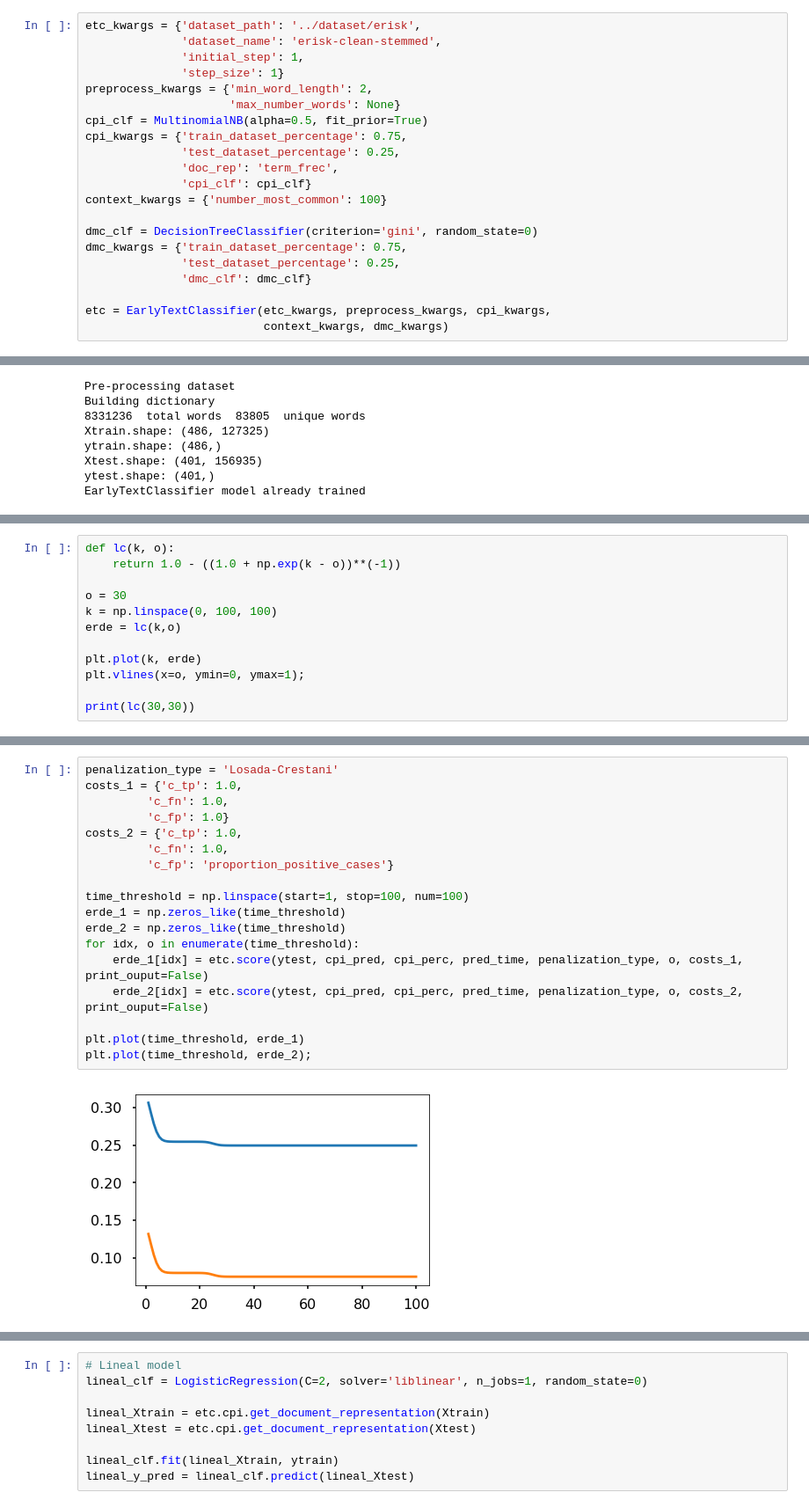
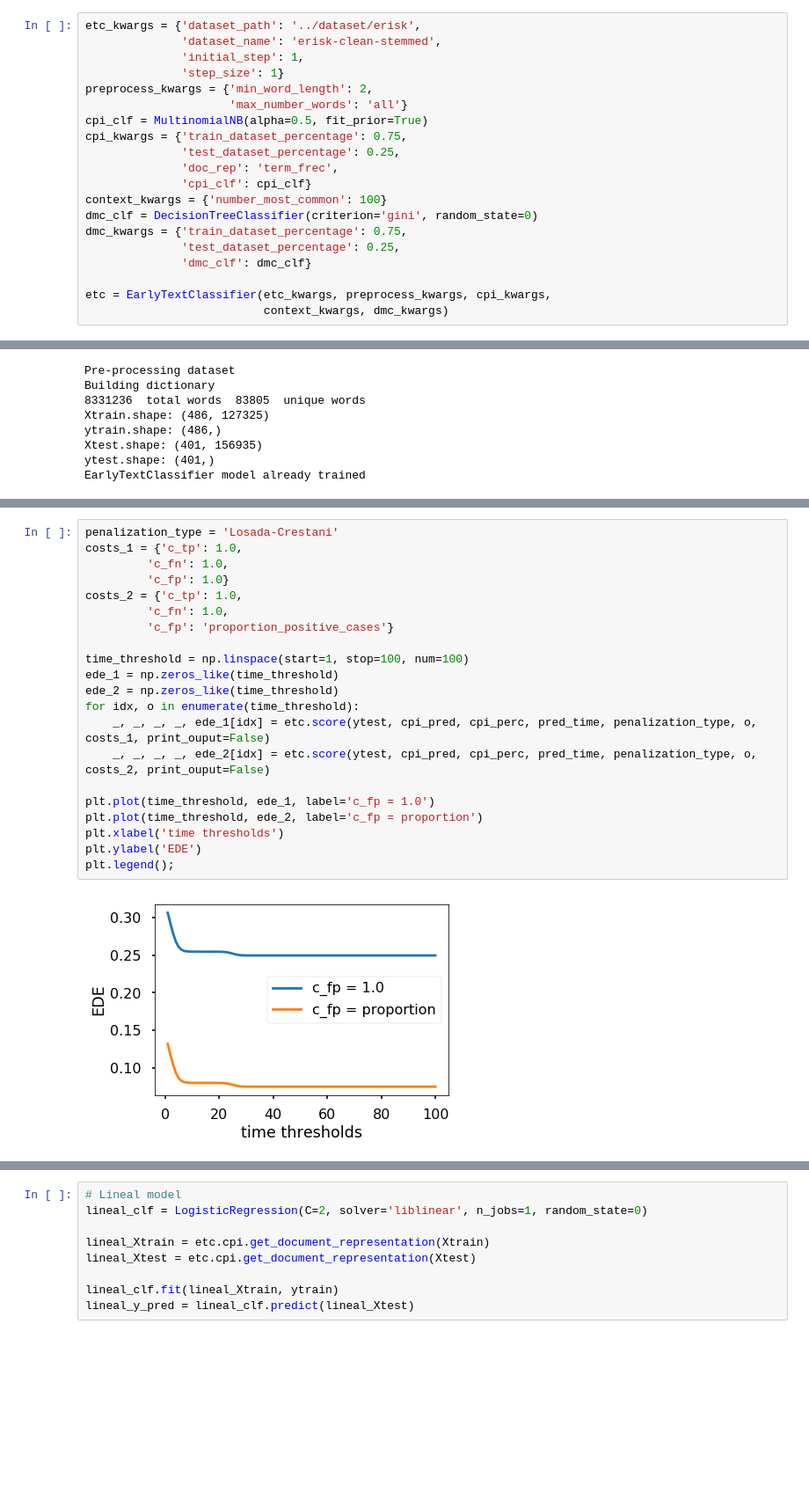
Before and after one commit to jmloyola/early-classification, a Jupyter notebook: notebooks/erisk.ipynb, the cells around one changed output, grey strips where cells are left out. Shown: that part at 88% size. Saved outputs shown, nothing was run; the diff lists cells and outputs as text; blank space fills up the shorter version.

```diff
--- a/notebooks/erisk.ipynb
+++ b/notebooks/erisk.ipynb
@@ -24,14 +25,13 @@ etc_kwargs = {'dataset_path': '../dataset/erisk',
               'initial_step': 1,
               'step_size': 1}
 preprocess_kwargs = {'min_word_length': 2,
-                     'max_number_words': None}
+                     'max_number_words': 'all'}
 cpi_clf = MultinomialNB(alpha=0.5, fit_prior=True)
 cpi_kwargs = {'train_dataset_percentage': 0.75,
               'test_dataset_percentage': 0.25,
               'doc_rep': 'term_frec',
               'cpi_clf': cpi_clf}
 context_kwargs = {'number_most_common': 100}
-
 dmc_clf = DecisionTreeClassifier(criterion='gini', random_state=0)
 dmc_kwargs = {'train_dataset_percentage': 0.75,
               'test_dataset_percentage': 0.25,
@@ -152,12 +98,0 @@ fn: 20
-# %%
-def lc(k, o):
-    return 1.0 - ((1.0 + np.exp(k - o))**(-1))
-
-o = 30
-k = np.linspace(0, 100, 100)
-erde = lc(k,o)
-
-plt.plot(k, erde)
-plt.vlines(x=o, ymin=0, ymax=1);
-
-print(lc(30,30))
@@ -211,20 +116,23 @@ array([[269,  80],
 # %%
 penalization_type = 'Losada-Crestani'
 costs_1 = {'c_tp': 1.0,
          'c_fn': 1.0,
          'c_fp': 1.0}
 costs_2 = {'c_tp': 1.0,
          'c_fn': 1.0,
          'c_fp': 'proportion_positive_cases'}
 
 time_threshold = np.linspace(start=1, stop=100, num=100)
-erde_1 = np.zeros_like(time_threshold)
-erde_2 = np.zeros_like(time_threshold)
+ede_1 = np.zeros_like(time_threshold)
+ede_2 = np.zeros_like(time_threshold)
 for idx, o in enumerate(time_threshold):
-    erde_1[idx] = etc.score(ytest, cpi_pred, cpi_perc, pred_time, penalization_type, o, costs_1, print_ouput=False)
-    erde_2[idx] = etc.score(ytest, cpi_pred, cpi_perc, pred_time, penalization_type, o, costs_2, print_ouput=False)
+    _, _, _, _, ede_1[idx] = etc.score(ytest, cpi_pred, cpi_perc, pred_time, penalization_type, o, costs_1, print_ouput=False)
+    _, _, _, _, ede_2[idx] = etc.score(ytest, cpi_pred, cpi_perc, pred_time, penalization_type, o, costs_2, print_ouput=False)
 
-plt.plot(time_threshold, erde_1)
-plt.plot(time_threshold, erde_2);
+plt.plot(time_threshold, ede_1, label='c_fp = 1.0')
+plt.plot(time_threshold, ede_2, label='c_fp = proportion')
+plt.xlabel('time thresholds')
+plt.ylabel('EDE')
+plt.legend();
 # %% [output]
-[figure, old version]
+[figure, new version]
```
Also changed, not shown: parts of 14 cells of this notebook, 1 other file.
